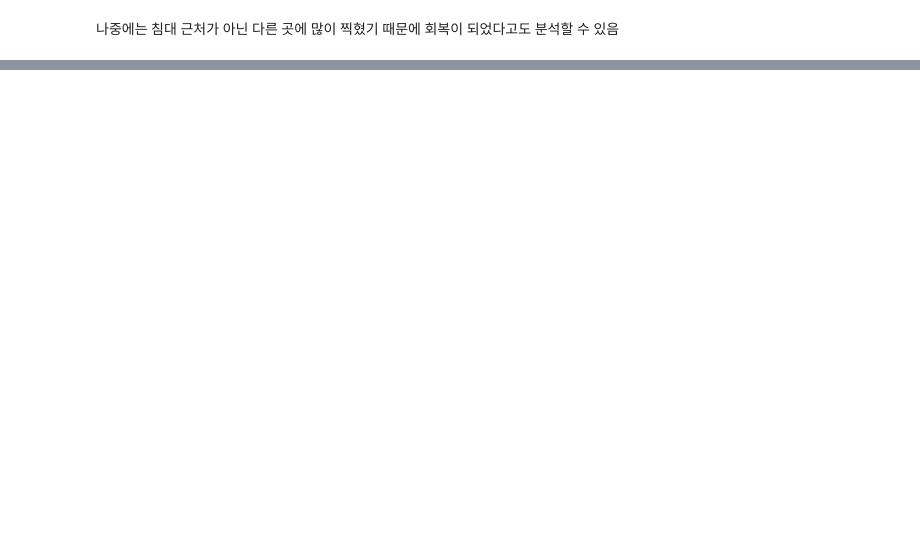
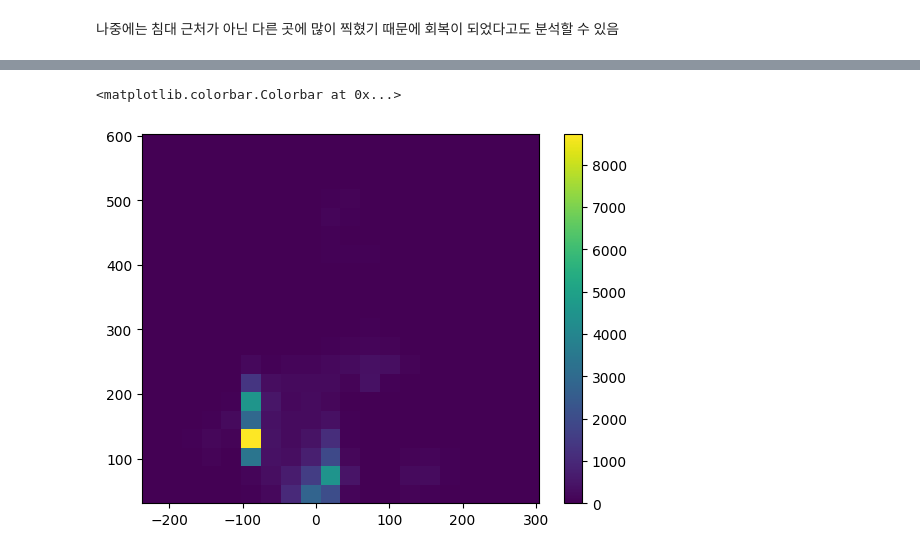
Before and after one commit to doxxeon/Biomedical_AI_Train, a Jupyter notebook: Visualization/healthcare_bigdata_playbook_chap8.ipynb, the cells around one changed output, grey strips where cells are left out. Drawn from its saved outputs; the diff is of its cells as text; code cells hidden in the pictures; blank space fills up the shorter version.

```diff
--- a/Visualization/healthcare_bigdata_playbook_chap8.ipynb
+++ b/Visualization/healthcare_bigdata_playbook_chap8.ipynb
@@ -81,7 +115,9 @@ last_y = Y[16570:]
 # %%
 plt.hist2d(last_x, last_y, bins=20, cmap='viridis')
 plt.colorbar()
-plt.titl
+# %% [output]
+<matplotlib.colorbar.Colorbar at 0x...>
+[figure, added]
 # %%
 fig = plt.figure()
 ax = fig.add_subplot(111, projection = '3d')
```
Also changed, not shown: parts of 4 cells of this notebook.
